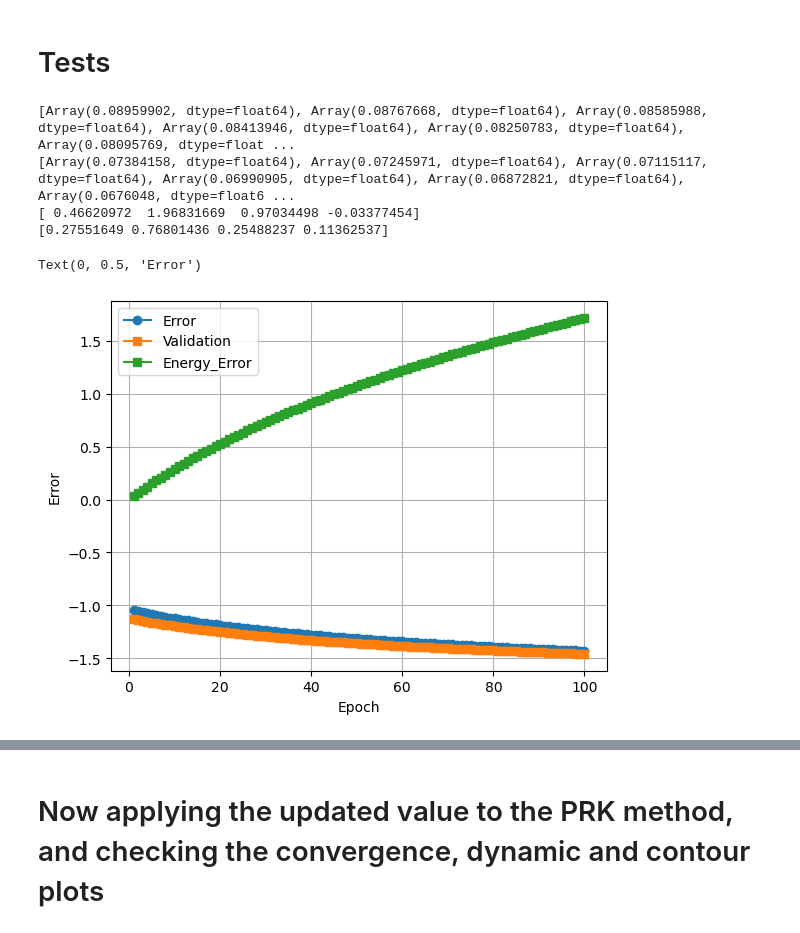
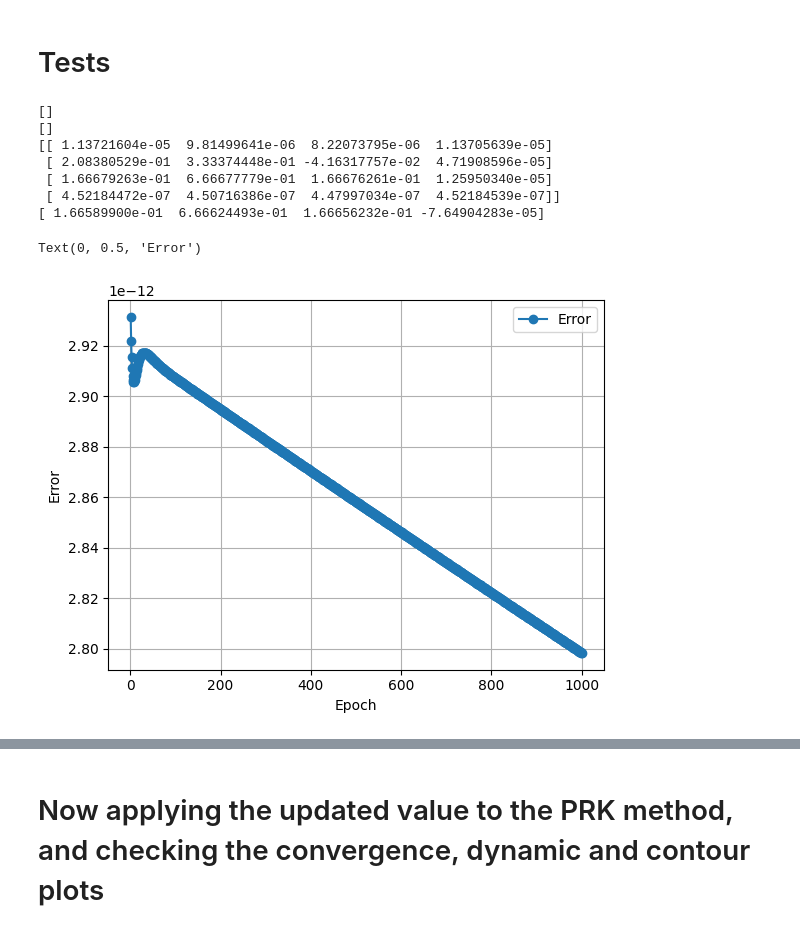
Before and after one commit to RaviPandey33/Optimizing_ODE_Solvers_-_A_Machine_Learning_Approach_to_RK4_Enhancement, a Jupyter notebook: Rk4_method_implementation/Batch_learning.ipynb, the cells around one changed output, grey strips where cells are left out. Drawn from its saved outputs; the diff is of its cells as text; code cells hidden in the pictures.

```diff
--- a/Rk4_method_implementation/Batch_learning.ipynb
+++ b/Rk4_method_implementation/Batch_learning.ipynb
@@ -376,13 +430,16 @@ print(error_list_3)
 # %%
 print(error_list_2)
 print(validation_error_list)
-print(new_B1)
+print(new_A1)
 print(new_B2)
 # %% [output]
-[Array(0.08959902, dtype=float64), Array(0.08767668, dtype=float64), Array(0.08585988, dtype=float64), Array(0.08413946, dtype=float64), Array(0.08250783, dtype=float64), Array(0.08095769, dtype=float ...
-[Array(0.07384158, dtype=float64), Array(0.07245971, dtype=float64), Array(0.07115117, dtype=float64), Array(0.06990905, dtype=float64), Array(0.06872821, dtype=float64), Array(0.0676048, dtype=float6 ...
-[ 0.46620972  1.96831669  0.97034498 -0.03377454]
-[0.27551649 0.76801436 0.25488237 0.11362537]
+[]
+[]
+[[ 1.13721604e-05  9.81499641e-06  8.22073795e-06  1.13705639e-05]
+ [ 2.08380529e-01  3.33374448e-01 -4.16317757e-02  4.71908596e-05]
+ [ 1.66679263e-01  6.66677779e-01  1.66676261e-01  1.25950340e-05]
+ [ 4.52184472e-07  4.50716386e-07  4.47997034e-07  4.52184539e-07]]
+[ 1.66589900e-01  6.66624493e-01  1.66656232e-01 -7.64904283e-05]
 # %%
 # import matplotlib.pyplot as plt
 # a = list(range(1,len(error_list_2)+1))
@@ -397,35 +454,39 @@ print(new_B2)
 # plt.xlabel('Epoch')
 # plt.ylabel('Error')
 # %%
-a = list(range(1,len(error_list_2)+1))
+a = list(range(1,len(error_list_1)+1))
 
 # Convergence
 # for i in range(0, len(error_list_1)):
 
 # plt.loglog(a, error_list_2, label = "",marker='o')
 
-error_list_convergence = jnp.array(error_list_2)
-error_list_convergence = jnp.log(error_list_convergence) / jnp.log(10)
+# error_list_convergence = jnp.array(error_list_1)
+# error_list_convergence = jnp.log(error_list_convergence) / jnp.log(10)
 
-energy_error_list_convergence = jnp.array(error_list_3)
-energy_error_list_convergence = jnp.array(energy_error_list_convergence) / jnp.log(10)
+# energy_error_list_convergence = jnp.array(error_list_3)
+# energy_error_list_convergence = jnp.array(energy_error_list_convergence) / jnp.log(10)
 
 # e_list_convergence = jnp.array(error_list_4)
 # e_list_convergence = jnp.array(e_list_convergence) / jnp.log(10)
 
-validation_error_list = jnp.array(validation_error_list)
-validation_error_list = jnp.log(validation_error_list) / jnp.log(10)
+# validation_error_list = jnp.array(validation_error_list)
+# validation_error_list = jnp.log(validation_error_list) / jnp.log(10)
 
-plt.plot(a, error_list_convergence, label = "Error",marker='o')
-plt.plot(a, validation_error_list,label = "Validation",marker='s' )
-plt.plot(a, energy_error_list_convergence,label = "Energy_Error",marker='s' )
+# plt.plot(a, error_list_convergence, label = "Error",marker='o')
+# plt.plot(a, validation_error_list,label = "Validation",marker='s' )
+# plt.plot(a, energy_error_list_convergence,label = "Energy_Error",marker='s' )
 # plt.plot(a, e_list_convergence,label = "E",marker='o' )
 
+
+error_list_convergence = jnp.array(error_list_1)
+error_list_convergence = jnp.log(error_list_convergence) / jnp.log(10)
+plt.plot(a, error_list_1, label = "Error",marker='o')
 
 plt.legend()
 plt.grid()
 plt.xlabel('Epoch')
 plt.ylabel('Error')
 # %% [output]
 Text(0, 0.5, 'Error')
-[figure, old version]
+[figure, new version]
```
Also changed, not shown: parts of 11 cells of this notebook, 14 other files.
